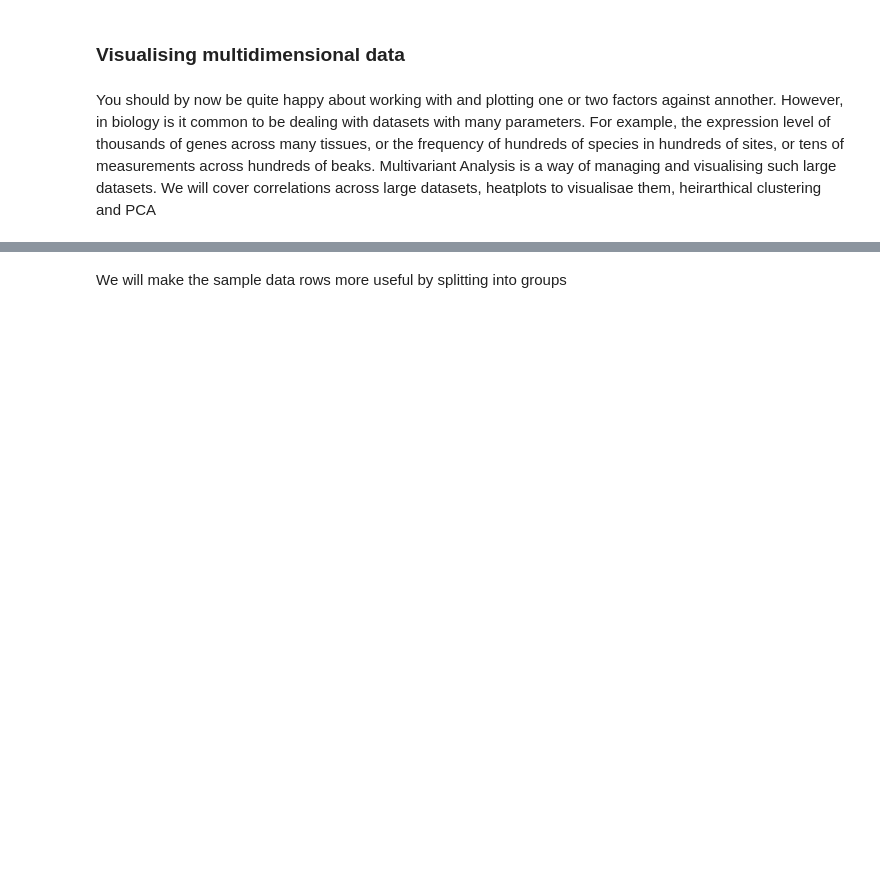
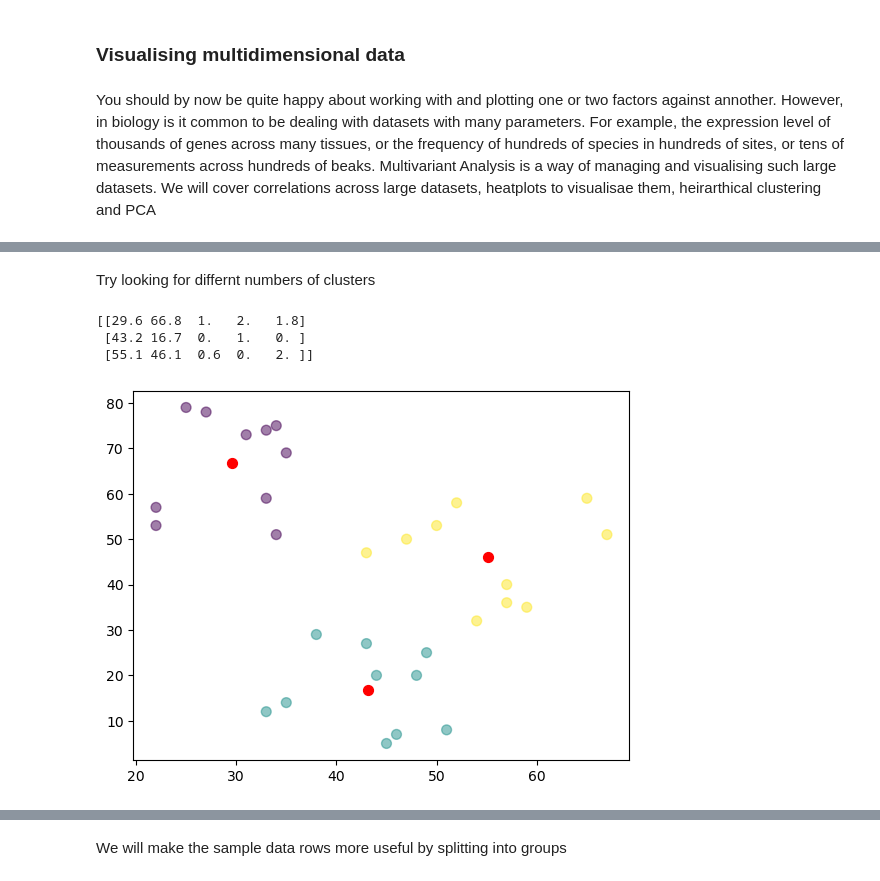
Before and after one commit to nicksavill/DEB_development, a Jupyter notebook: Week_7/Class_13_clustering.ipynb, the cells around one changed output, grey strips where cells are left out. Saved outputs shown, nothing was run; the diff lists cells and outputs as text; code cells hidden in the pictures; blank space fills up the shorter version.

```diff
--- a/Week_7/Class_13_clustering.ipynb
+++ b/Week_7/Class_13_clustering.ipynb
@@ -106,0 +110,15 @@ plt.show()
+# %% [markdown]
+Try looking for differnt numbers of clusters
+# %%
+kmeans = KMeans(n_clusters=3).fit(df)
+centroids = kmeans.cluster_centers_
+print(centroids)
+
+plt.scatter(df['test_score'], df['head_diameter'], c= kmeans.labels_.astype(float), s=50, alpha=0.5)
+plt.scatter(centroids[:, 0], centroids[:, 1], c='red', s=50)
+plt.show()
+# %% [output]
+[[29.6 66.8  1.   2.   1.8]
+ [43.2 16.7  0.   1.   0. ]
+ [55.1 46.1  0.6  0.   2. ]]
+[figure, added]
```
Also changed, not shown: parts of 54 cells of this notebook, 8 other files.
